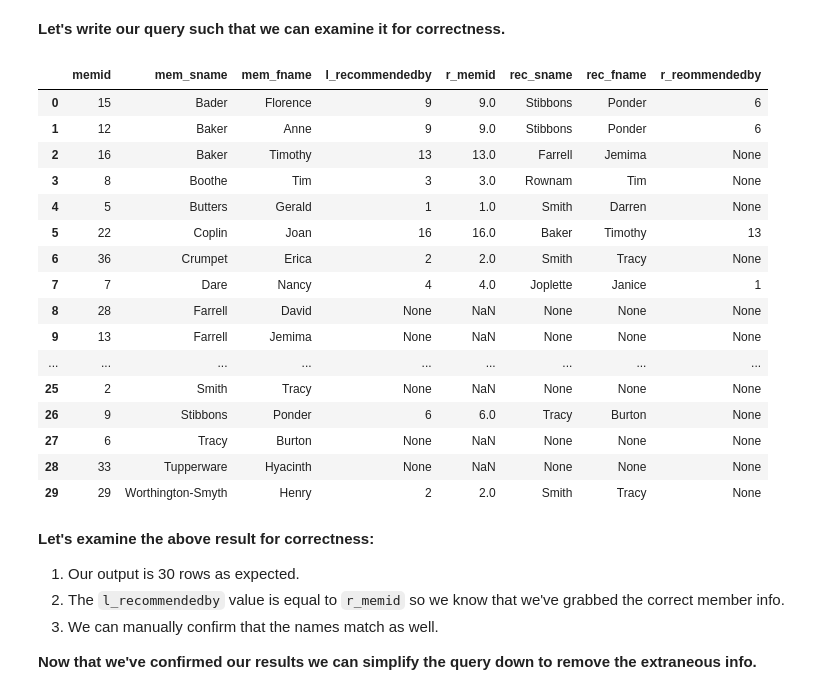
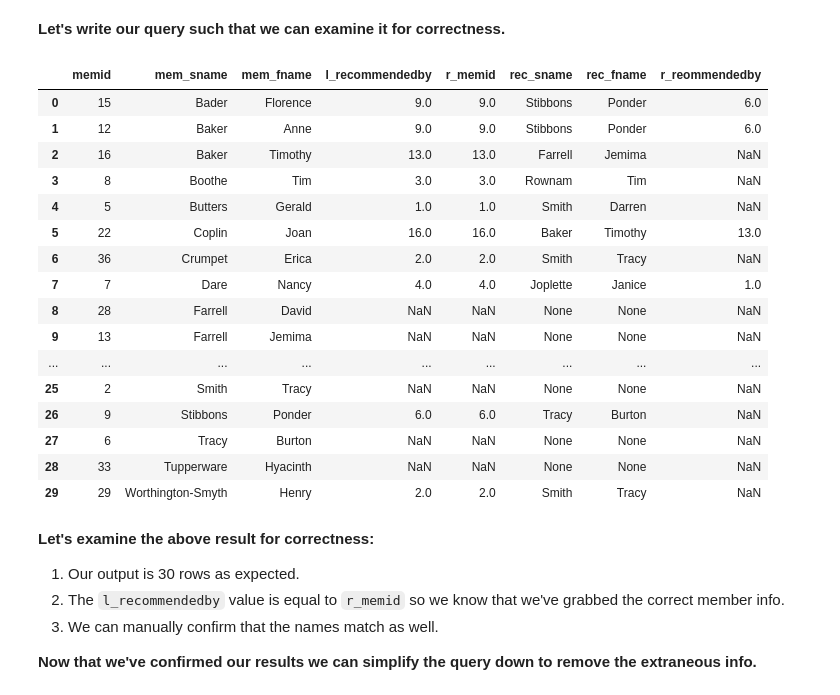
Before and after one commit to dmcmurchy/self-join-examination, a Jupyter notebook: notebook.ipynb, the cells around one changed output. Cells and saved outputs as stored; diff of their text form; code cells hidden in the pictures.

```diff
--- a/notebook.ipynb
+++ b/notebook.ipynb
@@ -32,6 +37,9 @@ The sql extension is already loaded. To reload it, use:
 # %%
-members = pd.read_csv('https://raw.githubusercontent.com/Zirescu/self-join-examination/main/clubdata-members.csv?token=GHSAT0AAAAAACBUG56M5SXOAVVHBXHJZSQYZDNECCA')
-members = members.replace('\\N', pd.NA)
+members = pd.read_csv('https://raw.githubusercontent.com/Zirescu/self-join-examination/main/clubdata-members.csv?token=GHSAT0AAAAAACBUG56MYRJ6LWP5Z4GW4NACZDNE4PA')
+members = members.replace('\\N', pd.NA) # to replace the \N with null
+members['joindate'] = members['joindate'].astype('datetime64')  # set the joindate column to a datetime value
+members['recommendedby'] = members['recommendedby'].astype('Int64') # set recommended by to Int64 (nullable)
+members['zipcode'] = members['zipcode'].astype('object')  # set zipcode to object as we could have hypens
 members.head(10)
 # %% [output]
 |  | memid | surname | firstname | address | zipcode | telephone | recommendedby | joindate |
@@ -107,37 +123,37 @@ A simplified definition from the Datacamp cheat sheet:
 # %% [markdown]
 **Let's write our query such that we can examine it for correctness.**
 # %%
-%%sql SELECT
- l.memid as memid,  -- left-table memid value
- l.surname as mem_sname,  -- left-table lastname value
- l.firstname as mem_fname, -- left-table firstname value
- l.recommendedby as l_recommendedby, -- left-table recommendedby value
- r.memid as r_memid, -- our right-table memid value which should be the same as the l_recommendedby value
- r.surname as rec_sname, -- the last name of the person that recommended the member
- r.firstname as rec_fname, -- the first name of the person that recommended the member
- r.recommendedby as r_reommendedby, -- the member id of any person that was recommended by the recommendy
-FROM members as l
-LEFT JOIN members as r
+%%sql
+SELECT
+ l.memid AS memid,  -- left-table memid value
+ l.surname AS mem_sname,  -- left-table lastname value
+ l.firstname AS mem_fname, -- left-table firstname value
+ l.recommendedby AS l_recommendedby, -- left-table recommendedby value
+ r.memid AS r_memid, -- our right-table memid value which should be the same as the l_recommendedby value
+ r.surname AS rec_fname, -- the first name of the person that recommended the member
+ r.recommendedby AS r_reommendedby, -- the member id of any person that was recommended by the recommendy
+FROM members AS l
+LEFT JOIN members AS r
 ON r.memid = l.recommendedby -- where member ID is the recommendedby list ID
 ORDER BY mem_sname, mem_fname; -- order by surname, firstname
 # %% [output]
 |  | memid | mem_sname | mem_fname | l_recommendedby | r_memid | rec_sname | rec_fname | r_reommendedby |
-| 0 | 15 | Bader | Florence | 9 | 9.0 | Stibbons | Ponder | 6 |
-| 1 | 12 | Baker | Anne | 9 | 9.0 | Stibbons | Ponder | 6 |
-| 2 | 16 | Baker | Timothy | 13 | 13.0 | Farrell | Jemima | None |
-| 3 | 8 | Boothe | Tim | 3 | 3.0 | Rownam | Tim | None |
-| 4 | 5 | Butters | Gerald | 1 | 1.0 | Smith | Darren | None |
-| 5 | 22 | Coplin | Joan | 16 | 16.0 | Baker | Timothy | 13 |
-| 6 | 36 | Crumpet | Erica | 2 | 2.0 | Smith | Tracy | None |
-| 7 | 7 | Dare | Nancy | 4 | 4.0 | Joplette | Janice | 1 |
-| 8 | 28 | Farrell | David | None | NaN | None | None | None |
-| 9 | 13 | Farrell | Jemima | None | NaN | None | None | None |
+| 0 | 15 | Bader | Florence | 9.0 | 9.0 | Stibbons | Ponder | 6.0 |
+| 1 | 12 | Baker | Anne | 9.0 | 9.0 | Stibbons | Ponder | 6.0 |
+| 2 | 16 | Baker | Timothy | 13.0 | 13.0 | Farrell | Jemima | NaN |
+| 3 | 8 | Boothe | Tim | 3.0 | 3.0 | Rownam | Tim | NaN |
+| 4 | 5 | Butters | Gerald | 1.0 | 1.0 | Smith | Darren | NaN |
+| 5 | 22 | Coplin | Joan | 16.0 | 16.0 | Baker | Timothy | 13.0 |
+| 6 | 36 | Crumpet | Erica | 2.0 | 2.0 | Smith | Tracy | NaN |
+| 7 | 7 | Dare | Nancy | 4.0 | 4.0 | Joplette | Janice | 1.0 |
+| 8 | 28 | Farrell | David | NaN | NaN | None | None | NaN |
+| 9 | 13 | Farrell | Jemima | NaN | NaN | None | None | NaN |
 | ... | ... | ... | ... | ... | ... | ... | ... | ... |
-| 25 | 2 | Smith | Tracy | None | NaN | None | None | None |
-| 26 | 9 | Stibbons | Ponder | 6 | 6.0 | Tracy | Burton | None |
-| 27 | 6 | Tracy | Burton | None | NaN | None | None | None |
-| 28 | 33 | Tupperware | Hyacinth | None | NaN | None | None | None |
-| 29 | 29 | Worthington-Smyth | Henry | 2 | 2.0 | Smith | Tracy | None |
+| 25 | 2 | Smith | Tracy | NaN | NaN | None | None | NaN |
+| 26 | 9 | Stibbons | Ponder | 6.0 | 6.0 | Tracy | Burton | NaN |
+| 27 | 6 | Tracy | Burton | NaN | NaN | None | None | NaN |
+| 28 | 33 | Tupperware | Hyacinth | NaN | NaN | None | None | NaN |
+| 29 | 29 | Worthington-Smyth | Henry | 2.0 | 2.0 | Smith | Tracy | NaN |
 # %% [markdown]
 **Let's examine the above result for correctness:**
 1. Our output is 30 rows as expected.
```
Also changed, not shown: parts of 16 cells of this notebook.
